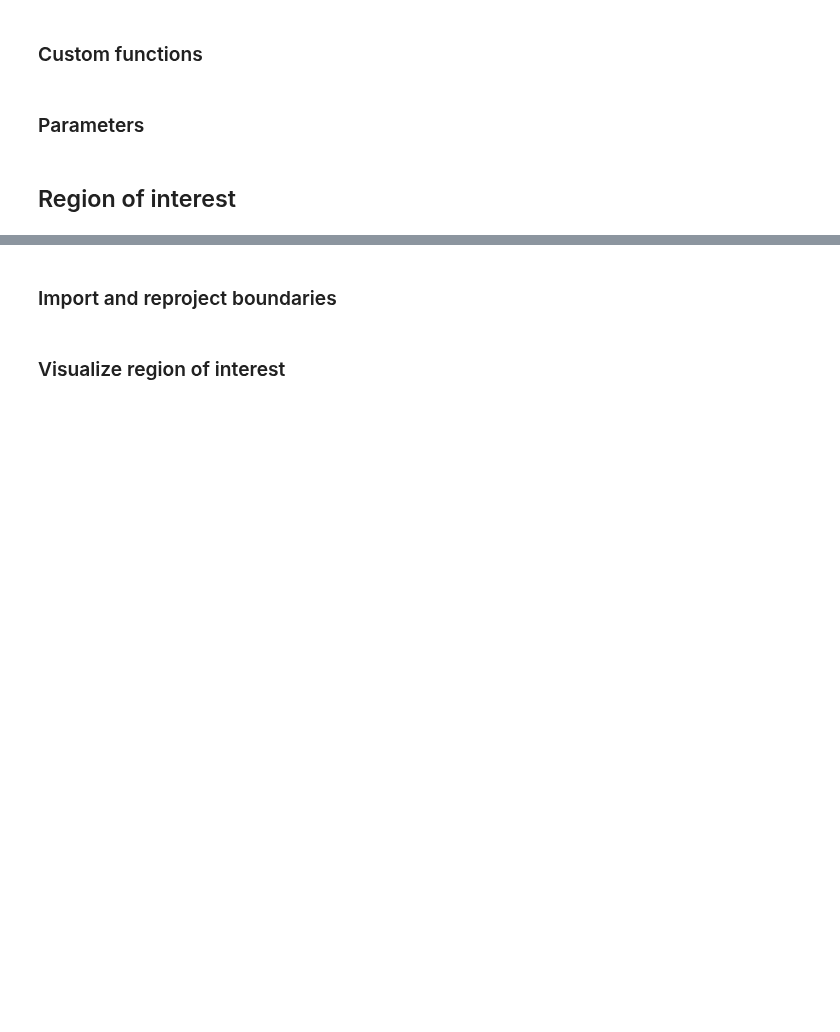
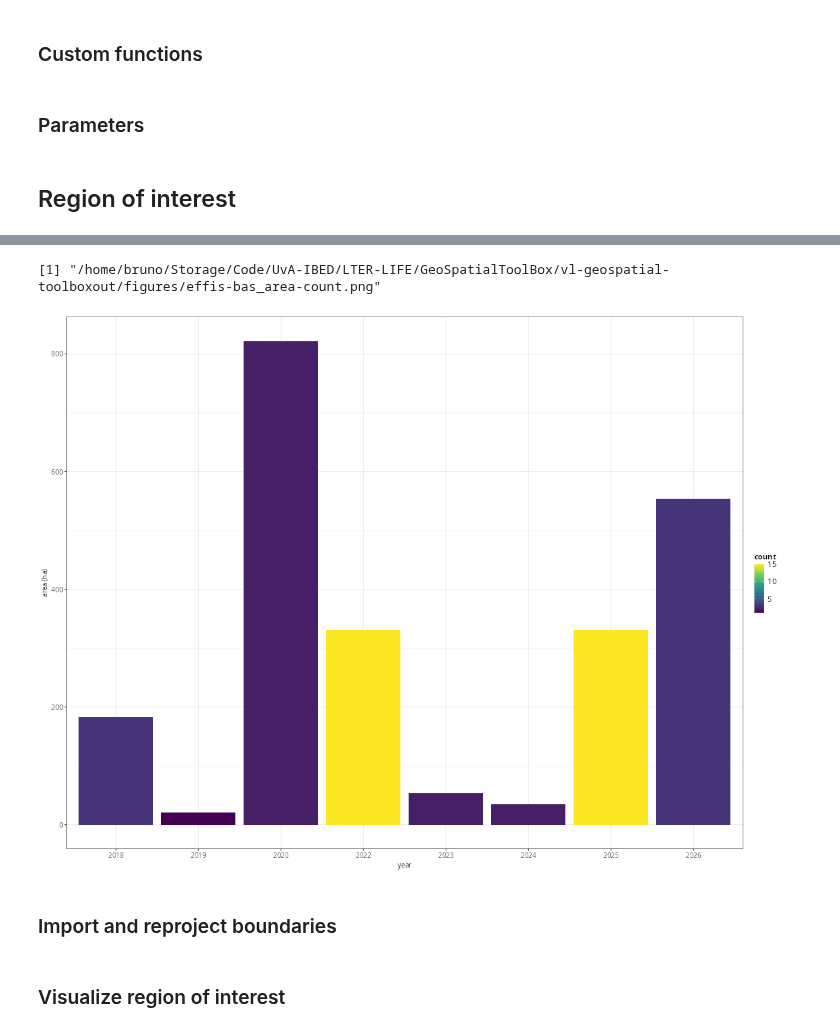
Before and after one commit to LTER-LIFE/vl-geospatial-toolbox, a Jupyter notebook: wildfire_veluwe2026.ipynb, the cells around one changed output, grey strips where cells are left out. Cells and saved outputs as stored; diff of their text form; code cells hidden in the pictures; blank space fills up the shorter version.

```diff
--- a/wildfire_veluwe2026.ipynb
+++ b/wildfire_veluwe2026.ipynb
@@ -138,8 +123,12 @@ param_thresh_cloud <- 30
 ## Asset codes
 param_bands <- c("B02", "B03", "B04", "B8A", "B12")
 
-## Path to the directory to save outputs
-param_dir_out <- tempdir()
+## Path to the directory to save temporary outputs
+param_dir_tmp <- tempdir()
+if (!dir.exists(param_dir_tmp)) dir.create(param_dir_tmp)
+
+## Path to the directory to save permanent outputs
+param_dir_out <- paste0(getwd(), "/out/")
 if (!dir.exists(param_dir_out)) dir.create(param_dir_out)
 # %% [markdown]
 ## Region of interest
@@ -146,3 +179,30 @@ if (!dir.exists(param_dir_out)) dir.create(param_dir_out)
+# %%
+paste0(param_dir_out, "figures/effis-bas_area-count.png")
+# %% [output]
+[1] "/home/bruno/Storage/Code/UvA-IBED/LTER-LIFE/GeoSpatialToolBox/vl-geospatial-toolboxout/figures/effis-bas_area-count.png"
+# %%
+gg_bas <- bas |>
+  as_tibble() |>
+  select(FIREDATE, AREA_HA) |>
+  mutate(AREA_HA = as.integer(AREA_HA),
+         FIREDATE = as.Date(FIREDATE)) |>
+  mutate(YEAR = substr(FIREDATE, 1, 4)) |>
+  summarize(MEAN_AREA_HA = mean(AREA_HA, na.rm = TRUE),
+            SUM_AREA_HA = sum(AREA_HA, na.rm = TRUE),
+            COUNT = n(), .by = YEAR) |>
+  ggplot() +
+  geom_bar(aes(x = YEAR, y = SUM_AREA_HA, fill = COUNT),
+           stat = "identity") +
+  scale_fill_viridis_c() +
+  labs(x = "year", y = "area (ha)", fill = "count")
+
+ggsave(plot = gg_bas, device = "png",
+       filename = paste0(param_dir_out, "figures/effis-bas_area-count.png"),
+       width = 16, height = 11, units = "cm", dpi = "print")
+
+print(gg_bas)
+# %% [output]
+[figure, added]
 # %% [markdown]
 ### Import and reproject boundaries
 # %%
```
Also changed, not shown: parts of 10 cells of this notebook, 2 other files.
